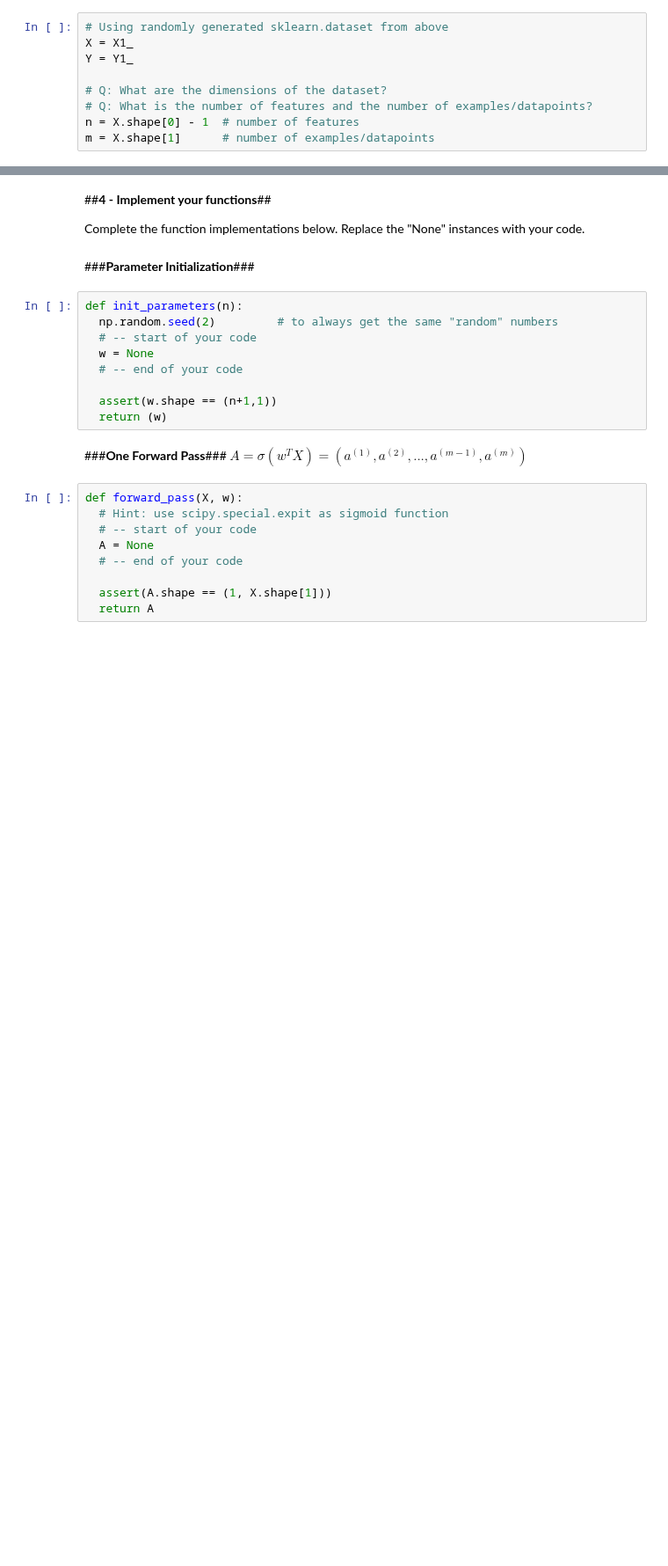
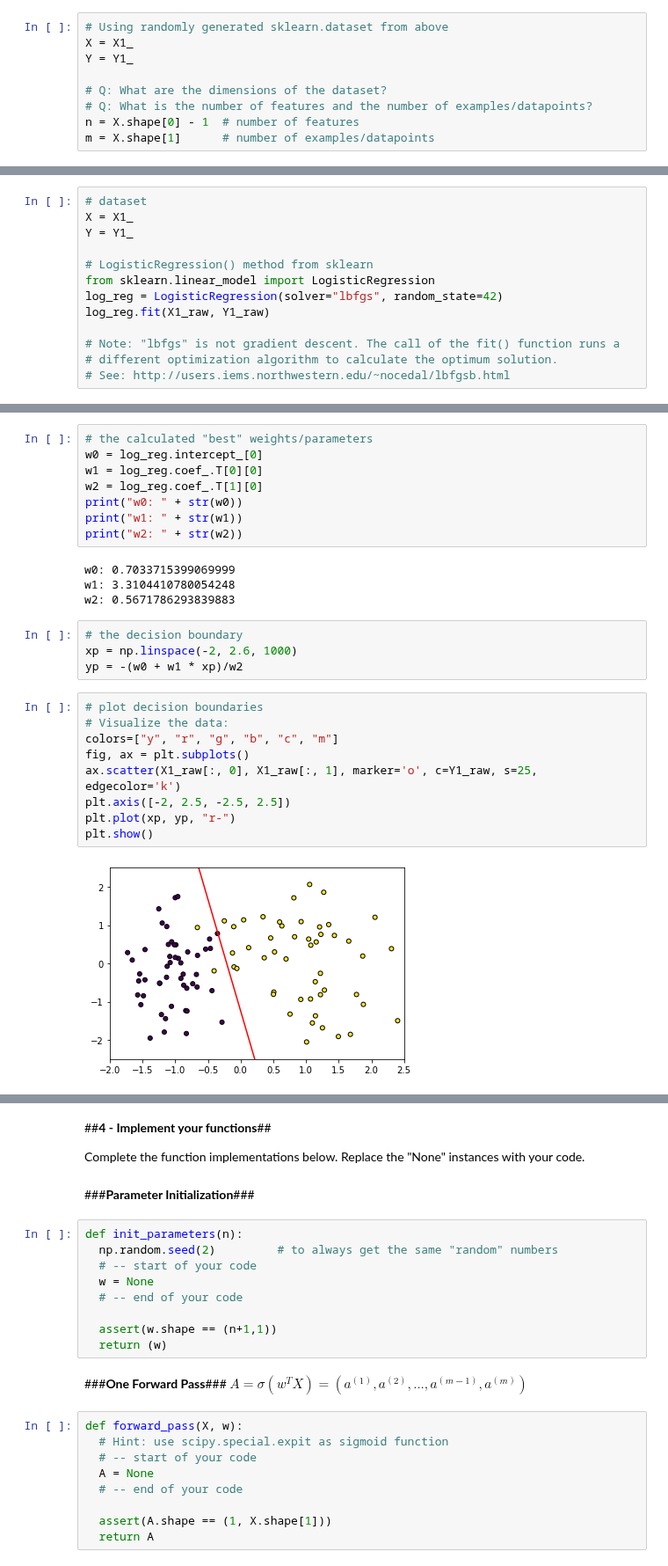
Before and after one commit to Artificial-Intelligence-HSBI-TDU/KI-Vorlesung, a Jupyter notebook: markdown/assignments/sheet07/files/Logistische_Regression_Starter.ipynb, the cells around one changed output, grey strips where cells are left out. Shown at 88% size. Drawn from its saved outputs; the diff is of its cells as text; blank space fills up the shorter version.

```diff
--- a/markdown/assignments/sheet07/files/Logistische_Regression_Starter.ipynb
+++ b/markdown/assignments/sheet07/files/Logistische_Regression_Starter.ipynb
@@ -113,3 +135,16 @@ $$ \mathcal{L}(a, y) =  - y  \log(a) - (1-y)  \log(1-a)\tag{3}$$
 
 ###**The Cost is the average loss over all examples $x^{(i)} ... x^{(m)}$**###
 $$ J = \frac{1}{m} \sum_{i=1}^m \mathcal{L}(a^{(i)}, y^{(i)})\tag{4}$$
+# %%
+# dataset
+X = X1_
+Y = Y1_
+
+# LogisticRegression() method from sklearn
+from sklearn.linear_model import LogisticRegression
+log_reg = LogisticRegression(solver="lbfgs", random_state=42)
+log_reg.fit(X1_raw, Y1_raw)
+
+# Note: "lbfgs" is not gradient descent. The call of the fit() function runs a
+# different optimization algorithm to calculate the optimum solution.
+# See: http://users.iems.northwestern.edu/~nocedal/lbfgsb.html
@@ -115,0 +161,27 @@ $$ J = \frac{1}{m} \sum_{i=1}^m \mathcal{L}(a^{(i)}, y^{(i)})\tag{4}$$
+# %%
+# the calculated "best" weights/parameters
+w0 = log_reg.intercept_[0]
+w1 = log_reg.coef_.T[0][0]
+w2 = log_reg.coef_.T[1][0]
+print("w0: " + str(w0))
+print("w1: " + str(w1))
+print("w2: " + str(w2))
+# %% [output]
+w0: 0.7033715399069999
+w1: 3.3104410780054248
+w2: 0.5671786293839883
+# %%
+# the decision boundary
+xp = np.linspace(-2, 2.6, 1000)
+yp = -(w0 + w1 * xp)/w2
+# %%
+# plot decision boundaries
+# Visualize the data:
+colors=["y", "r", "g", "b", "c", "m"]
+fig, ax = plt.subplots()
+ax.scatter(X1_raw[:, 0], X1_raw[:, 1], marker='o', c=Y1_raw, s=25, edgecolor='k')
+plt.axis([-2, 2.5, -2.5, 2.5])
+plt.plot(xp, yp, "r-")
+plt.show()
+# %% [output]
+[figure, added]
```
Also changed, not shown: parts of 12 cells of this notebook.
